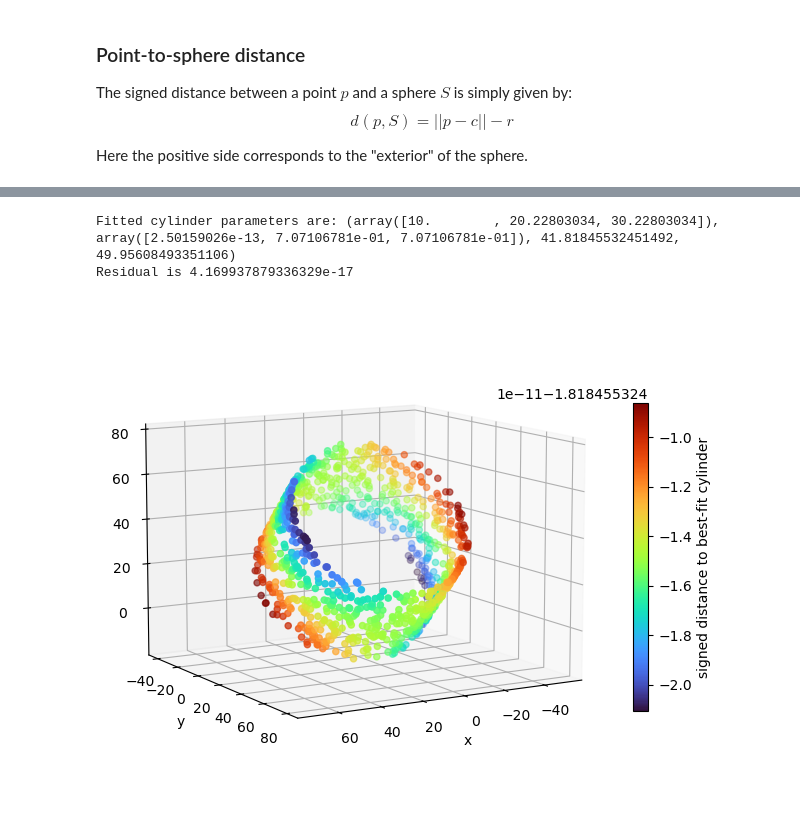
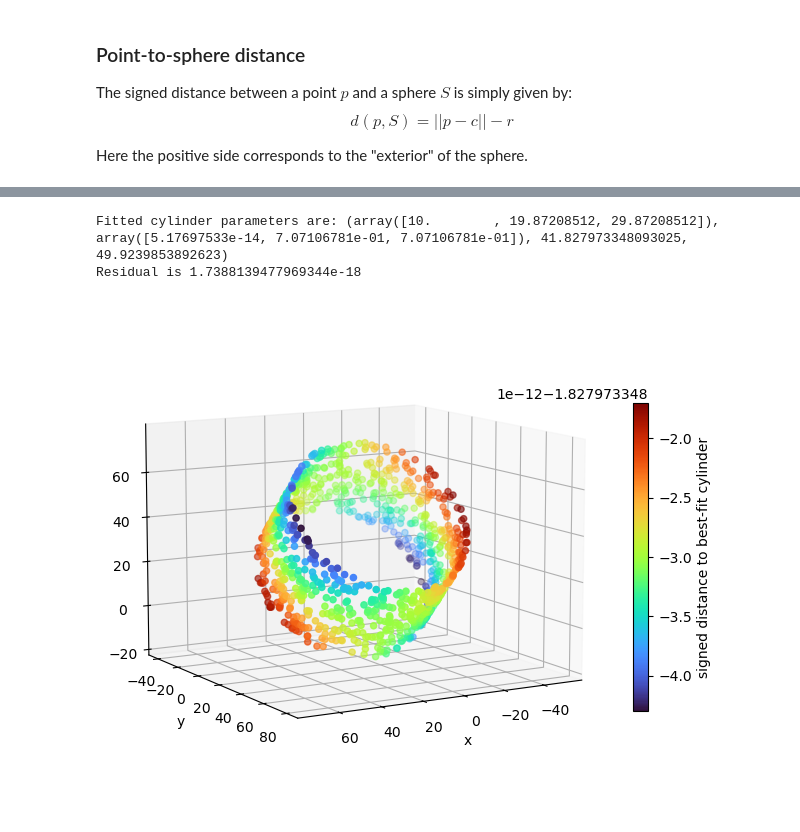
Before and after one commit to jlgregorio/tutorials-pointcloud-python, a Jupyter notebook: 5.primitive_fitting.ipynb, the cells around one changed output, grey strips where cells are left out. Cells and saved outputs as stored; diff of their text form; code cells hidden in the pictures.

```diff
--- a/5.primitive_fitting.ipynb
+++ b/5.primitive_fitting.ipynb
@@ -558,8 +562,7 @@ def fit_cylinder(points, normal_initial_guess=[0., 0., 1.]):
     best_fit = minimize(
         lambda x : G(spherical_to_cartesian(x), centered_points),
         start_point,
-        method='Powell',
-        tol=1e-6
+        method='Powell', # works well with noisy measurements
     )
     normal = spherical_to_cartesian(best_fit.x)
     res = best_fit.fun
@@ -613,50 +616,56 @@ def G(normal, centered_points):
 
 
 def cartesian_to_spherical(u):
+    """Cartesian to spherical coordinates (only theta and phi)"""
 
-    r = np.linalg.norm(u)
-    x, y, z = u/r
-    theta = np.arccos(z)
-    phi = np.sign(y) * np.arccos(x)/np.sqrt(x**2 + y**2 + 10e-9)
+    x, y, z = u
+
+    theta = np.arccos(z/np.sqrt(x**2 + y**2 + z**2))
+
+    if np.isclose(x, 0.0) and np.isclose(y, 0.0):
+        phi = 0.0
+    else:
+        phi = np.sign(y) * np.arccos(x / np.sqrt(x**2 + y**2))
 
     return theta, phi
 
 def spherical_to_cartesian(u):
+    """Spherical to cartesian coordinates (unit vector)"""
 
     theta, phi = u
 
     return np.array([np.cos(phi)*np.sin(theta),
                      np.sin(phi)*np.sin(theta),
                      np.cos(theta)])
 
 
 # Try
 parameters, res = fit_cylinder(points_cylinder)
 best_fit_cylinder_center, best_fit_cylinder_normal, best_fit_cylinder_radius, best_fit_cylinder_length = parameters
 
 print("Fitted cylinder parameters are:", parameters)
 print("Residual is", res)
 
 
 # Show distance to best-fit
 dists_best_fit_cylinder = dist_to_cylinder(points_cylinder, best_fit_cylinder_center, best_fit_cylinder_normal, best_fit_cylinder_radius)
 
 fig = plt.figure(figsize=(8, 8))
 ax = fig.add_subplot(111, projection="3d")
 p = ax.scatter(points_cylinder[:, 0], points_cylinder[:, 1], points_cylinder[:, 2],
           c=dists_best_fit_cylinder, cmap="turbo")
 ax.set_xlabel('x')
 ax.set_ylabel('y')
 ax.set_zlabel('z')
 ax.view_init(10, 60)
 cbar = fig.colorbar(p, shrink=0.5)
 cbar.set_label('signed distance to best-fit cylinder')
 plt.axis("equal")
 plt.show()
 # %% [output]
-Fitted cylinder parameters are: (array([10.        , 20.22803034, 30.22803034]), array([2.50159026e-13, 7.07106781e-01, 7.07106781e-01]), 41.81845532451492, 49.95608493351106)
-Residual is 4.169937879336329e-17
+Fitted cylinder parameters are: (array([10.        , 19.87208512, 29.87208512]), array([5.17697533e-14, 7.07106781e-01, 7.07106781e-01]), 41.827973348093025, 49.9239853892623)
+Residual is 1.7388139477969344e-18
-[figure, old version]
+[figure, new version]
 # %% [markdown]
 ## Cone
 
```
Also changed, not shown: parts of 27 cells of this notebook.
